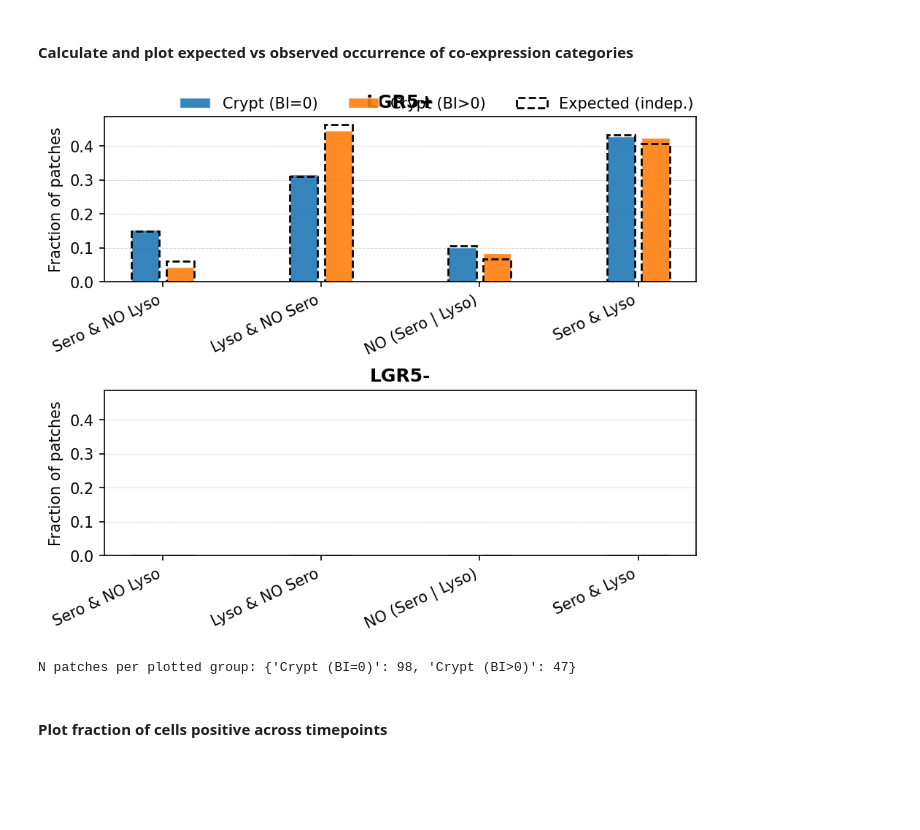
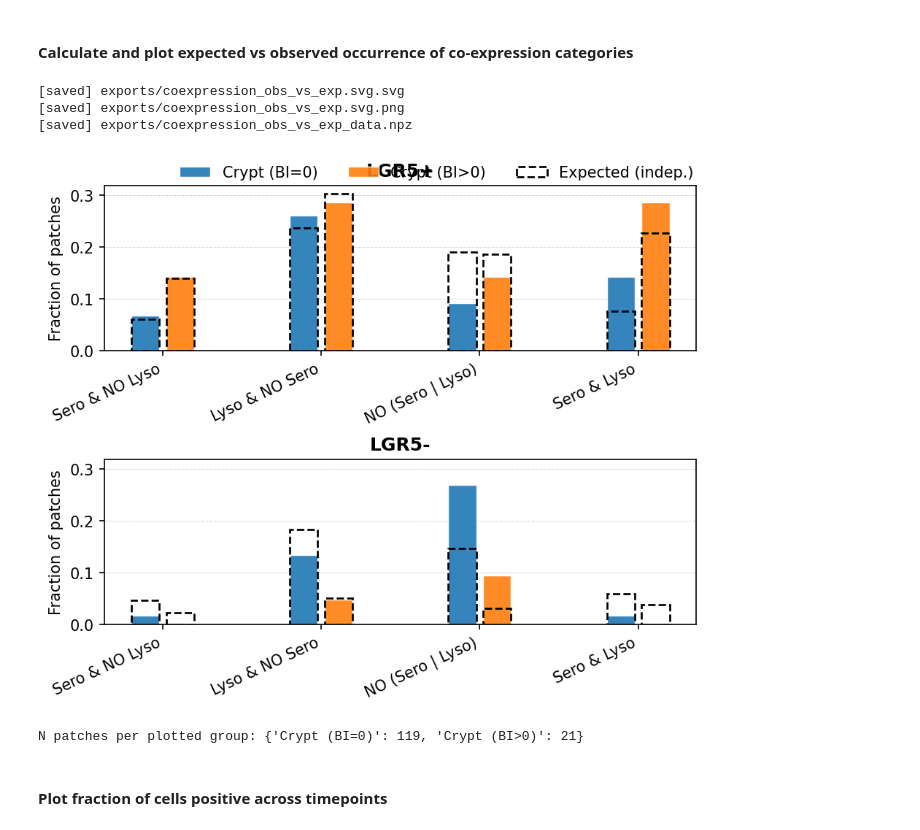
Before and after one commit to fskovbo/SphericalHarmonics, a Jupyter notebook: analyse_crypts_graph.ipynb, the cells around one changed output. Cells and saved outputs as stored; diff of their text form; code cells hidden in the pictures; blank space fills up the shorter version.

```diff
--- a/analyse_crypts_graph.ipynb
+++ b/analyse_crypts_graph.ipynb
@@ -619,15 +619,15 @@ def get_markers_from_graph(G):
 # Ensemble crypt analysis loop
 # ============================================================
 
-# CELLS_CSV = "../NicoleData/features_csv/features/cell_types_class.csv"   # <-- adjust
+CELLS_CSV = "../NicoleData/features_csv/features/cell_types_class.csv"   # <-- adjust
 
-CELLS_CSV = "../NicoleData/20251201/cell_features_class.csv"   # <-- adjust
+# CELLS_CSV = "../NicoleData/20251201/cell_features_class.csv"   # <-- adjust
 cells_df = pd.read_csv(CELLS_CSV)
 
 
 
 # ---- analysis configuration (match single-organoid notebook) ----
-S = 1.5
+S = 1.6
 n_bins = 80
 bin_edges   = np.linspace(0.0, S, n_bins + 1)
 bin_centers = 0.5 * (bin_edges[:-1] + bin_edges[1:])
@@ -799,7 +799,7 @@ for tp_idx, tp in enumerate(timepoints):  # loop over timepoints
             s_star = adjust_cryptlength_by_circumference(
                 s=bin_centers,
                 C=CC0,
-                search_interval=(0.75, 1.25),
+                search_interval=(0.75, 1.5),
                 window_length=9,
                 polyorder=3,
                 min_prominence=0.05,
@@ -820,13 +820,13 @@ for tp_idx, tp in enumerate(timepoints):  # loop over timepoints
             keep = filter_crypt_by_markers(
                 G=G,
                 crypt_cells=crypt_cells,
-                pos_markers=[0, 6],
-                neg_markers=None, # AldoB
+                pos_markers=[2, 6],
+                neg_markers=[4], # AldoB
                 pos_min_cells=3,
                 neg_min_cells=2,
                 roi_frac=0.3,
                 dist_bottom=dnorm_cellcenters_adj,
-                require_all_pos=True,
+                require_all_pos=False,
             )
 
             if not keep:
@@ -1331,10 +1405,7 @@ def plot_grouped_bars_with_expected(observed, expected, xtick_labels, ylabel, ti
     """
     observed: (n_groups, 8)
     expected: (n_groups, 8)
-
-    Plots two panels:
-      - top: categories 0..3 (LGR5+)
-      - bottom: categories 4..7 (LGR5-)
+    Returns: (fig, axes)
     """
     observed = np.asarray(observed, float)
     expected = np.asarray(expected, float)
@@ -1386,7 +1457,6 @@ def plot_grouped_bars_with_expected(observed, expected, xtick_labels, ylabel, ti
         ax.set_ylabel(ylabel)
         ax.set_title(panel_title, fontweight="bold")
         ax.grid(True, axis="y", linestyle="--", linewidth=0.5, alpha=0.5)
-        # ax.set_ylim(0, 1)
 
     _panel(axes[0], idx_pos, "LGR5+", show_legend=True)
     _panel(axes[1], idx_neg, "LGR5-", show_legend=False)
@@ -1394,8 +1464,10 @@ def plot_grouped_bars_with_expected(observed, expected, xtick_labels, ylabel, ti
     handles, labels = axes[0].get_legend_handles_labels()
     fig.legend(handles, labels, frameon=False, ncol=min(3, len(labels)), loc="upper right")
 
-    fig.suptitle(title, y=1.02, fontsize=13)
-    plt.show()
+    if title:
+        fig.suptitle(title, y=1.02, fontsize=13)
+
+    return fig, axes
 
 # ============================================================
 # Choose groups + aggregate
@@ -1422,37 +1494,55 @@ for m in masks:
             f"aggregate_composition returned fcat with length {fcat.size}, "
             "but this cell expects 8 categories (0..7)."
         )
     frac_marker_presence.append(fp)
     frac_categories_obs.append(fcat)
     Ns.append(int(n))
 
 frac_marker_presence = np.vstack(frac_marker_presence)  # (G, M)
 frac_categories_obs  = np.vstack(frac_categories_obs)   # (G, 8)
 
 # ============================================================
 # Expected under independence
 # ============================================================
 frac_categories_exp = np.vstack([
     expected_coexpression_fractions_from_marker_presence(fp, i_LGR5, i_Sero, i_Lyso)
     for fp in frac_marker_presence
 ])  # (G, 8)
 
 # ============================================================
 # Plot
 # ============================================================
-plot_grouped_bars_with_expected(
+fig3, axes3 = plot_grouped_bars_with_expected(
     observed=frac_categories_obs,
     expected=frac_categories_exp,
     xtick_labels=labels_cond,
     ylabel="Fraction of patches",
-    title="", #"Co-expression category fractions (Observed vs Expected under independence)",
+    title="",
     group_names=group_names,
 )
+save_figure(fig3, os.path.join(OUTDIR, "coexpression_obs_vs_exp.svg"))
+
+save_plot_data_npz(
+    os.path.join(OUTDIR, "coexpression_obs_vs_exp_data.npz"),
+    observed=frac_categories_obs,
+    expected=frac_categories_exp,
+    labels_cond=labels_cond,
+    group_names=group_names,
+    Ns=np.array(Ns, dtype=int),
+    i_LGR5=np.array([i_LGR5]),
+    i_Sero=np.array([i_Sero]),
+    i_Lyso=np.array([i_Lyso]),
+)
+plt.show()
+
 
 print("N patches per plotted group:", dict(zip(group_names, Ns)))
 # %% [output]
+[saved] exports/coexpression_obs_vs_exp.svg.svg
+[saved] exports/coexpression_obs_vs_exp.svg.png
+[saved] exports/coexpression_obs_vs_exp_data.npz
-[figure, old version]
+[figure, new version]
-N patches per plotted group: {'Crypt (BI=0)': 98, 'Crypt (BI>0)': 47}
+N patches per plotted group: {'Crypt (BI=0)': 119, 'Crypt (BI>0)': 21}
 # %% [markdown]
 #### Plot fraction of cells positive across timepoints
 # %%
```
Also changed, not shown: parts of 13 cells of this notebook, 4 other files.
